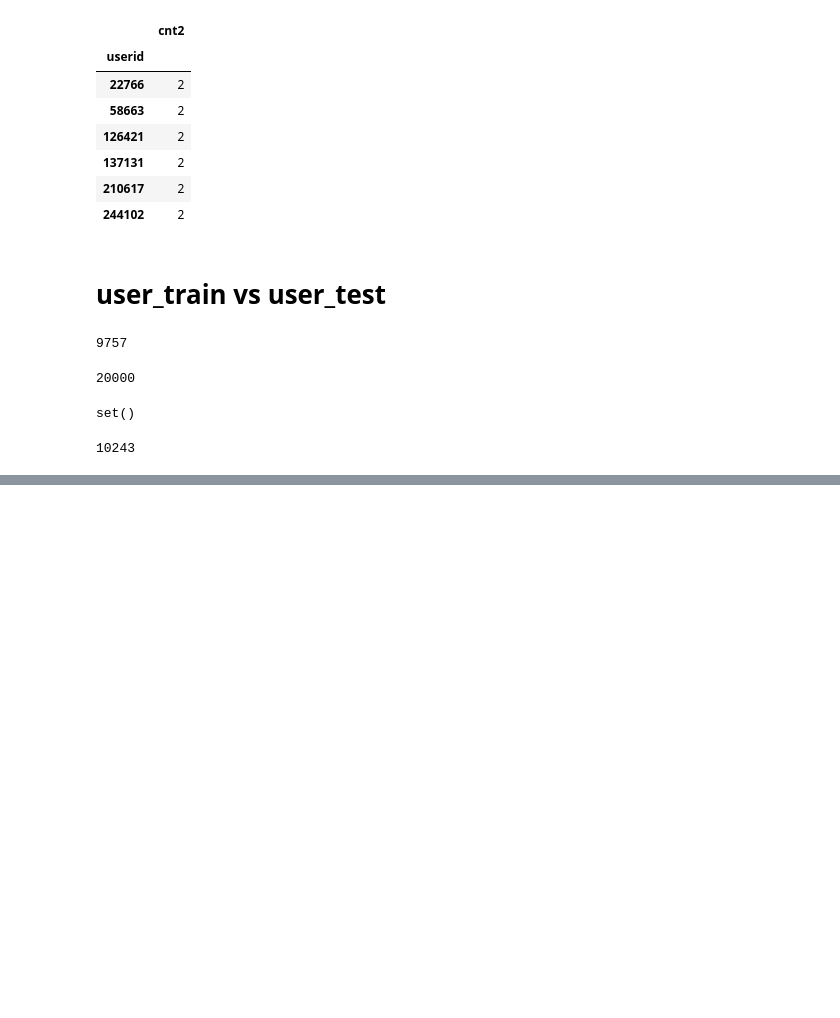
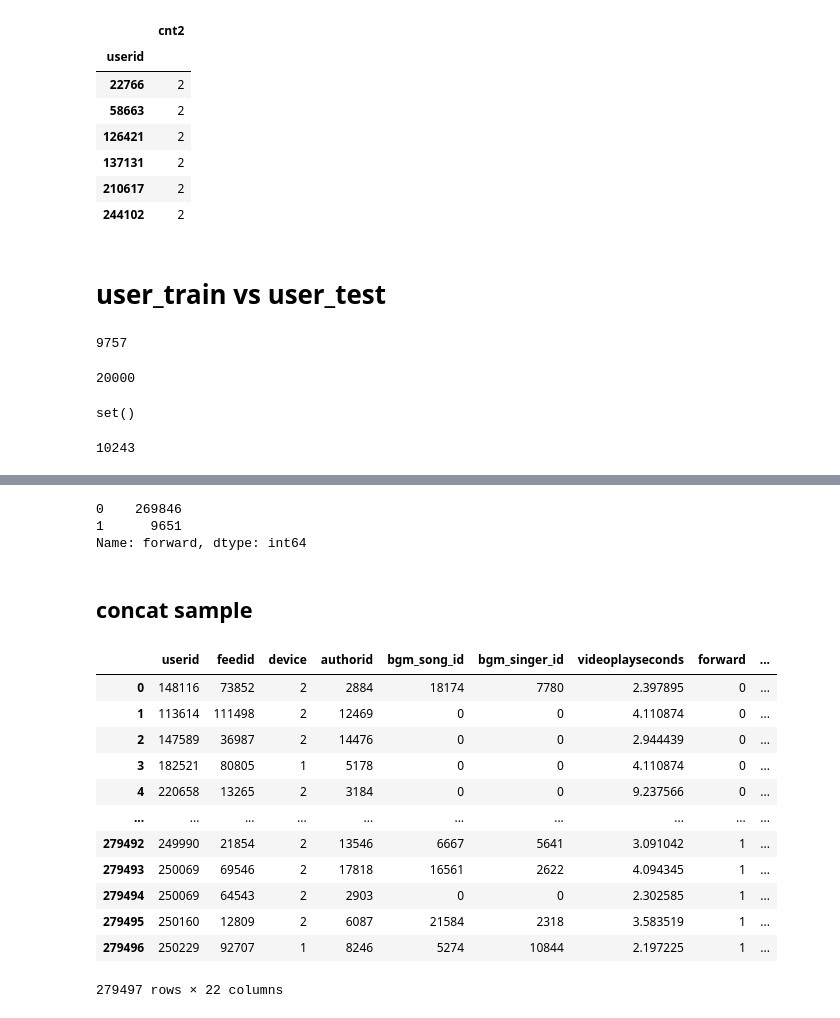
Before and after one commit to flavorfan/fan_data_scient, a Jupyter notebook: WeChat_Big_Data_Challenge/wechat_eda.ipynb, the cells around one changed output, grey strips where cells are left out. Drawn from its saved outputs; the diff is of its cells as text; code cells hidden in the pictures; blank space fills up the shorter version.

```diff
--- a/WeChat_Big_Data_Challenge/wechat_eda.ipynb
+++ b/WeChat_Big_Data_Challenge/wechat_eda.ipynb
@@ -264,0 +401,25 @@ len(set(train_user_ls) - set(test_user_ls))
+# %%
+pd.read_csv('data/offline_train/offline_train_forward_12_generate_sample.csv').forward.value_counts()
+# %% [output]
+0    269846
+1      9651
+Name: forward, dtype: int64
+# %% [markdown]
+## concat sample
+# %%
+df_concat_sample = pd.read_csv('data/offline_train/offline_train_forward_12_concate_sample.csv')
+df_concat_sample
+# %% [output]
+|  | userid | feedid | device | authorid | bgm_song_id | bgm_singer_id | videoplayseconds | forward | ... |
+| 0 | 148116 | 73852 | 2 | 2884 | 18174 | 7780 | 2.397895 | 0 | ... |
+| 1 | 113614 | 111498 | 2 | 12469 | 0 | 0 | 4.110874 | 0 | ... |
+| 2 | 147589 | 36987 | 2 | 14476 | 0 | 0 | 2.944439 | 0 | ... |
+| 3 | 182521 | 80805 | 1 | 5178 | 0 | 0 | 4.110874 | 0 | ... |
+| 4 | 220658 | 13265 | 2 | 3184 | 0 | 0 | 9.237566 | 0 | ... |
+| ... | ... | ... | ... | ... | ... | ... | ... | ... | ... |
+| 279492 | 249990 | 21854 | 2 | 13546 | 6667 | 5641 | 3.091042 | 1 | ... |
+| 279493 | 250069 | 69546 | 2 | 17818 | 16561 | 2622 | 4.094345 | 1 | ... |
+| 279494 | 250069 | 64543 | 2 | 2903 | 0 | 0 | 2.302585 | 1 | ... |
+| 279495 | 250160 | 12809 | 2 | 6087 | 21584 | 2318 | 3.583519 | 1 | ... |
+| 279496 | 250229 | 92707 | 1 | 8246 | 5274 | 10844 | 2.197225 | 1 | ... |
+279497 rows × 22 columns
```
Also changed, not shown: parts of 25 cells of this notebook, 1 other file.
